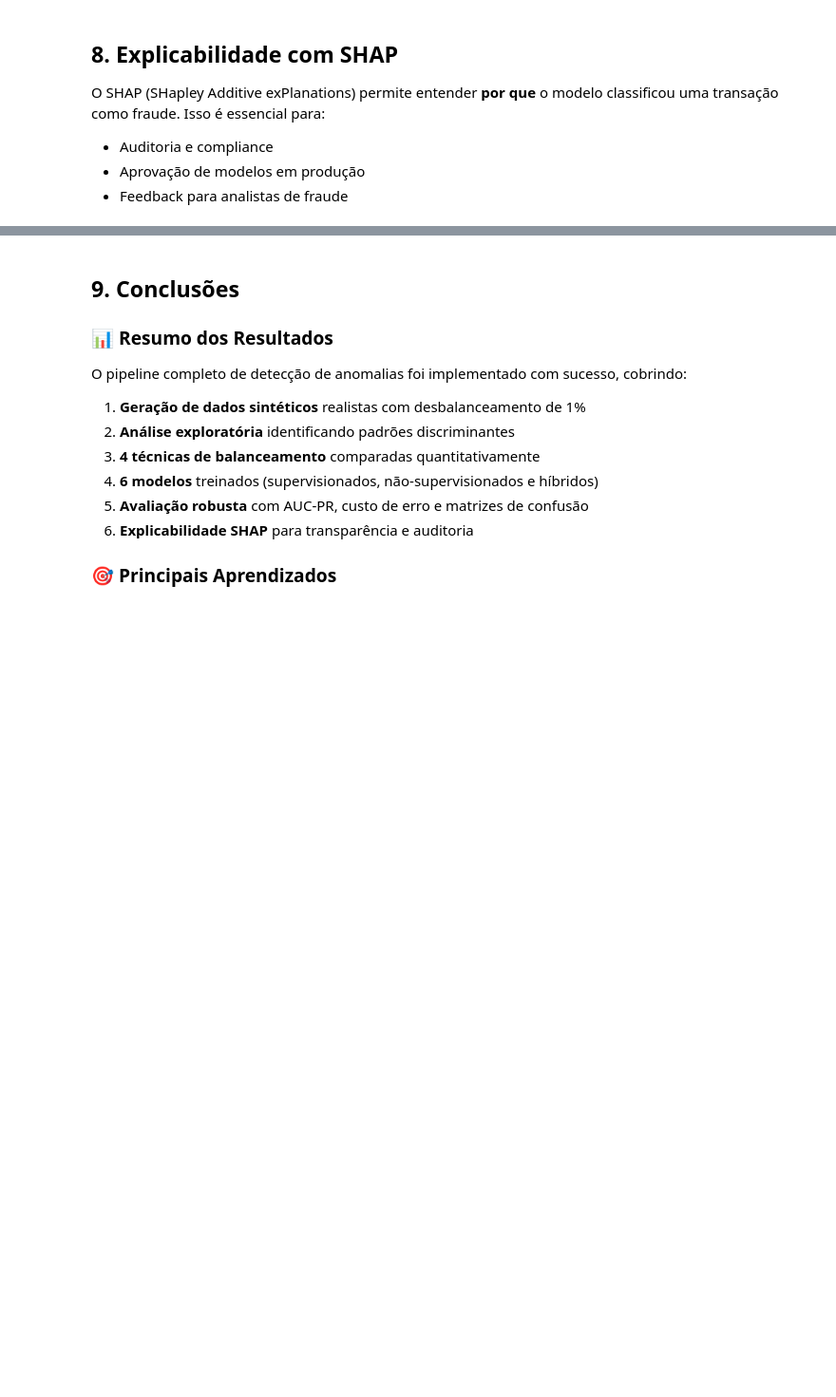
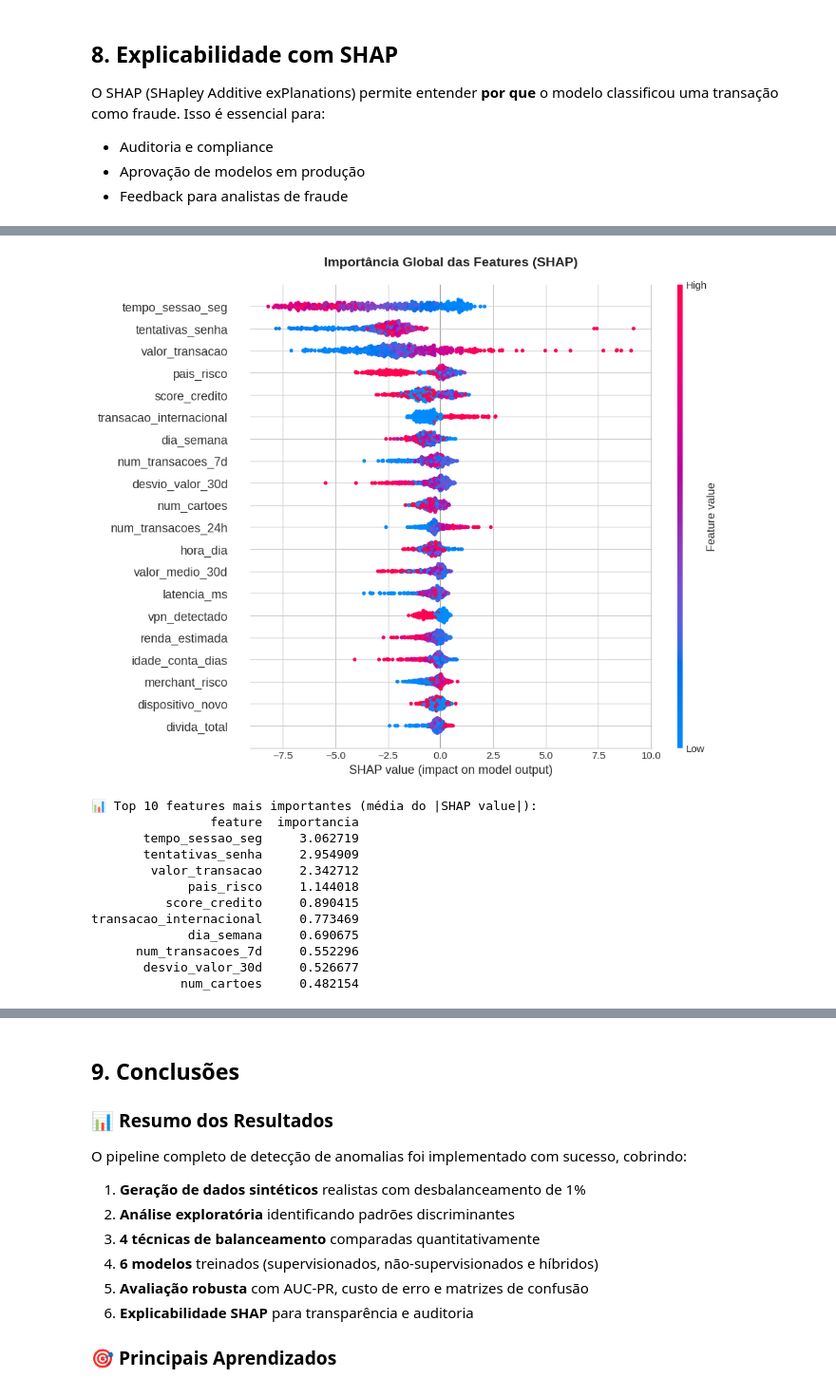
Before and after one commit to ChristYela/fraud-detection-ml, a Jupyter notebook: notebooks/fraud_detection_pipeline.ipynb, the cells around one changed output, grey strips where cells are left out. Shown at 95% size. Saved outputs shown, nothing was run; the diff lists cells and outputs as text; code cells hidden in the pictures; blank space fills up the shorter version.

```diff
--- a/notebooks/fraud_detection_pipeline.ipynb
+++ b/notebooks/fraud_detection_pipeline.ipynb
@@ -677,27 +768,40 @@ print(f"Shape dos SHAP values: {np.array(shap_values).shape}")
 # %%
 # ============================================================
 # 8.1 SUMMARY PLOT (Importância Global)
 # ============================================================
 
 plt.figure(figsize=(10, 8))
 shap.summary_plot(
     shap_values,
     X_sample,
     feature_names=feature_names,
     show=False,
     plot_size=(10, 8)
 )
 plt.title('Importância Global das Features (SHAP)', fontweight='bold', fontsize=14, pad=20)
 plt.tight_layout()
 plt.show()
 
-print("
-📊 Top 10 features mais importantes (média do |SHAP value|):")
+print("📊 Top 10 features mais importantes (média do |SHAP value|):")
 importance = pd.DataFrame({
     'feature': feature_names,
     'importancia': np.abs(shap_values).mean(axis=0)
 }).sort_values('importancia', ascending=False)
 print(importance.head(10).to_string(index=False))
+# %% [output]
+[figure, added]
+📊 Top 10 features mais importantes (média do |SHAP value|):
+                feature  importancia
+       tempo_sessao_seg     3.062719
+       tentativas_senha     2.954909
+        valor_transacao     2.342712
+             pais_risco     1.144018
+          score_credito     0.890415
+transacao_internacional     0.773469
+             dia_semana     0.690675
+      num_transacoes_7d     0.552296
+       desvio_valor_30d     0.526677
+            num_cartoes     0.482154
 # %%
 # ============================================================
 # 8.2 EXPLICAÇÃO INDIVIDUAL (Waterfall Plot)
```
Also changed, not shown: parts of 14 cells of this notebook.
